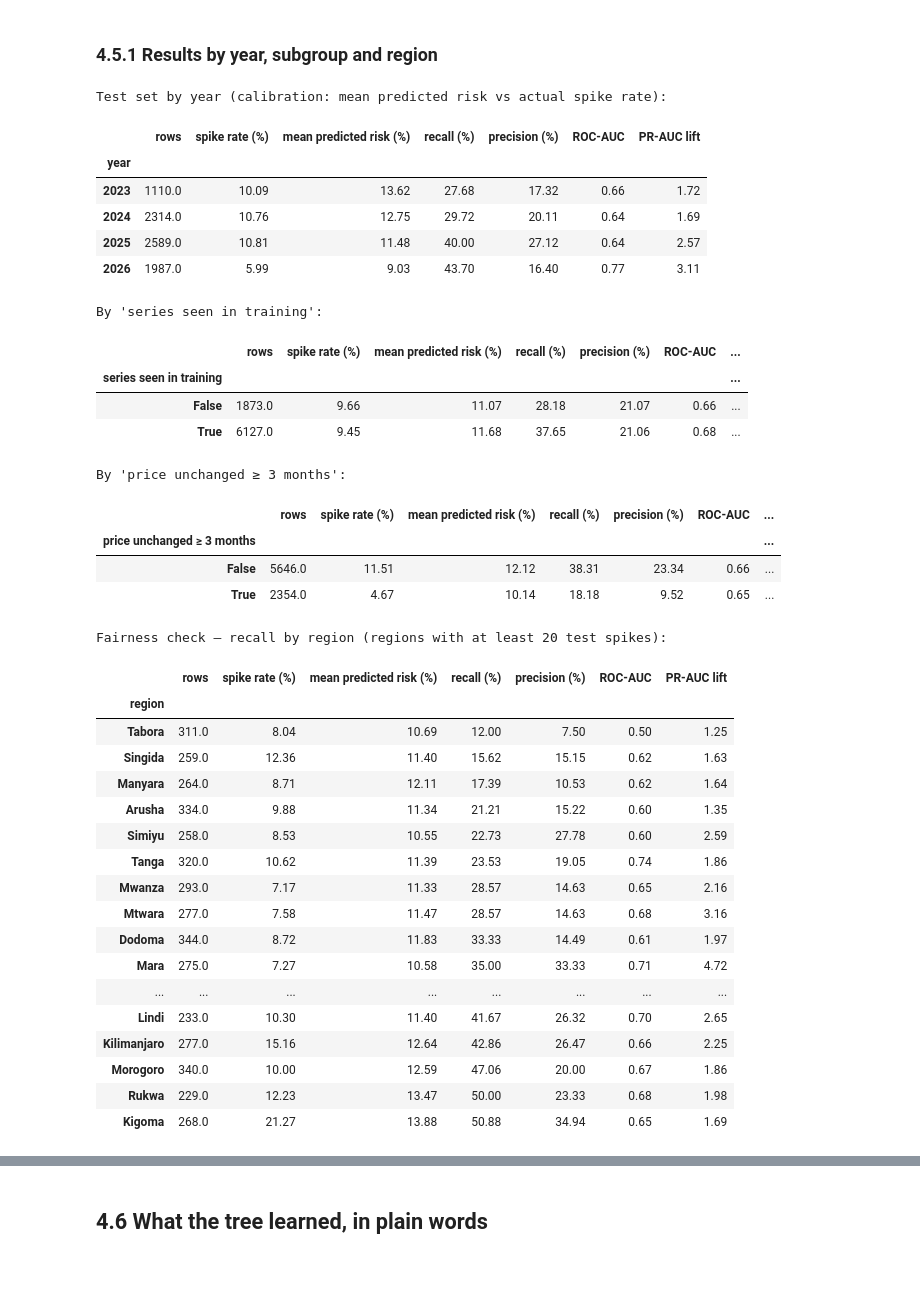
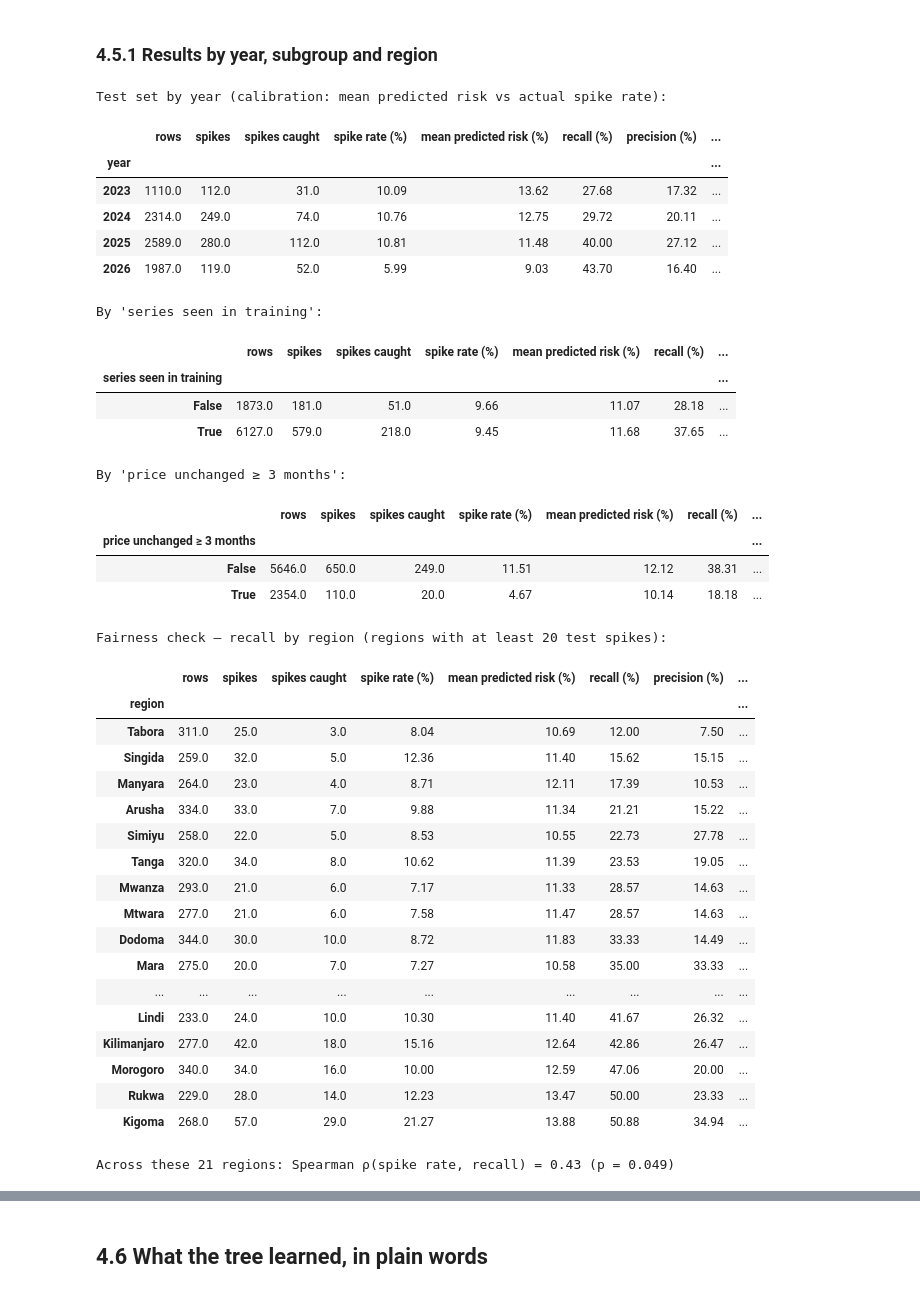
Before and after one commit to Shambhavi-DSAI2006/tanzania-food-price-spikes, a Jupyter notebook: Shambhavi_MiniProject.ipynb, the cells around one changed output, grey strips where cells are left out. Cells and saved outputs as stored; diff of their text form; code cells hidden in the pictures.

```diff
--- a/Shambhavi_MiniProject.ipynb
+++ b/Shambhavi_MiniProject.ipynb
@@ -2599,63 +2627,66 @@ plt.tight_layout(); save_fig("fig_4_2_test_pr_roc"); plt.show()
 # %%
 tt = test_df.assign(score=s_test, flag=budget_flags(test_df, s_test))
 def grp_metrics(g):
     y = g["spike"].to_numpy(int)
-    return pd.Series({"rows": len(g), "spike rate (%)": 100 * y.mean(), "mean predicted risk (%)": 100 * g["score"].mean(),
+    return pd.Series({"rows": len(g), "spikes": y.sum(), "spikes caught": int(g["flag"][g["spike"] == 1].sum()), "spike rate (%)": 100 * y.mean(), "mean predicted risk (%)": 100 * g["score"].mean(),
                       "recall (%)": 100 * recall_score(y, g["flag"]) if y.sum() else np.nan,
                       "precision (%)": 100 * precision_score(y, g["flag"], zero_division=0),
                       "ROC-AUC": roc_auc_score(y, g["score"]) if 0 < y.mean() < 1 else np.nan,
                       "PR-AUC lift": average_precision_score(y, g["score"]) / y.mean() if y.sum() else np.nan})
 by_year = tt.groupby("year")[["spike", "score", "flag"]].apply(grp_metrics)
 print("Test set by year (calibration: mean predicted risk vs actual spike rate):"); display(by_year.round(2))
 
 seen_series = set(map(tuple, train_df[SERIES_KEY].drop_duplicates().to_numpy()))
 tt["series seen in training"] = [tuple(r) in seen_series for r in tt[SERIES_KEY].to_numpy()]
 tt["price unchanged ≥ 3 months"] = tt["months_since_change"] >= 3
 for col in ["series seen in training", "price unchanged ≥ 3 months"]:
     print(f"\nBy '{col}':"); display(tt.groupby(col)[["spike", "score", "flag"]].apply(grp_metrics).round(2))
 
 region_of = df.drop_duplicates("market_id").set_index("market_id")["admin1"]
 tt["region"] = tt["market_id"].map(region_of)
 by_region = tt.groupby("region")[["spike", "score", "flag"]].apply(grp_metrics)
 by_region = by_region[by_region["rows"] * by_region["spike rate (%)"] / 100 >= 20].sort_values("recall (%)")
 print("\nFairness check — recall by region (regions with at least 20 test spikes):"); display(by_region.round(2))
+rho_reg = stats.spearmanr(by_region["spike rate (%)"], by_region["recall (%)"])
+print(f"Across these {len(by_region)} regions: Spearman ρ(spike rate, recall) = {rho_reg.statistic:.2f} (p = {rho_reg.pvalue:.3f})")
 # %% [output]
 Test set by year (calibration: mean predicted risk vs actual spike rate):
-|  | rows | spike rate (%) | mean predicted risk (%) | recall (%) | precision (%) | ROC-AUC | PR-AUC lift |
-| year |  |  |  |  |  |  |  |
-| 2023 | 1110.0 | 10.09 | 13.62 | 27.68 | 17.32 | 0.66 | 1.72 |
-| 2024 | 2314.0 | 10.76 | 12.75 | 29.72 | 20.11 | 0.64 | 1.69 |
-| 2025 | 2589.0 | 10.81 | 11.48 | 40.00 | 27.12 | 0.64 | 2.57 |
-| 2026 | 1987.0 | 5.99 | 9.03 | 43.70 | 16.40 | 0.77 | 3.11 |
+|  | rows | spikes | spikes caught | spike rate (%) | mean predicted risk (%) | recall (%) | precision (%) | ... |
+| year |  |  |  |  |  |  |  | ... |
+| 2023 | 1110.0 | 112.0 | 31.0 | 10.09 | 13.62 | 27.68 | 17.32 | ... |
+| 2024 | 2314.0 | 249.0 | 74.0 | 10.76 | 12.75 | 29.72 | 20.11 | ... |
+| 2025 | 2589.0 | 280.0 | 112.0 | 10.81 | 11.48 | 40.00 | 27.12 | ... |
+| 2026 | 1987.0 | 119.0 | 52.0 | 5.99 | 9.03 | 43.70 | 16.40 | ... |
 By 'series seen in training':
-|  | rows | spike rate (%) | mean predicted risk (%) | recall (%) | precision (%) | ROC-AUC | ... |
+|  | rows | spikes | spikes caught | spike rate (%) | mean predicted risk (%) | recall (%) | ... |
 | series seen in training |  |  |  |  |  |  | ... |
-| False | 1873.0 | 9.66 | 11.07 | 28.18 | 21.07 | 0.66 | ... |
-| True | 6127.0 | 9.45 | 11.68 | 37.65 | 21.06 | 0.68 | ... |
+| False | 1873.0 | 181.0 | 51.0 | 9.66 | 11.07 | 28.18 | ... |
+| True | 6127.0 | 579.0 | 218.0 | 9.45 | 11.68 | 37.65 | ... |
 By 'price unchanged ≥ 3 months':
-|  | rows | spike rate (%) | mean predicted risk (%) | recall (%) | precision (%) | ROC-AUC | ... |
+|  | rows | spikes | spikes caught | spike rate (%) | mean predicted risk (%) | recall (%) | ... |
 | price unchanged ≥ 3 months |  |  |  |  |  |  | ... |
-| False | 5646.0 | 11.51 | 12.12 | 38.31 | 23.34 | 0.66 | ... |
-| True | 2354.0 | 4.67 | 10.14 | 18.18 | 9.52 | 0.65 | ... |
+| False | 5646.0 | 650.0 | 249.0 | 11.51 | 12.12 | 38.31 | ... |
+| True | 2354.0 | 110.0 | 20.0 | 4.67 | 10.14 | 18.18 | ... |
 Fairness check — recall by region (regions with at least 20 test spikes):
-|  | rows | spike rate (%) | mean predicted risk (%) | recall (%) | precision (%) | ROC-AUC | PR-AUC lift |
-| region |  |  |  |  |  |  |  |
-| Tabora | 311.0 | 8.04 | 10.69 | 12.00 | 7.50 | 0.50 | 1.25 |
-| Singida | 259.0 | 12.36 | 11.40 | 15.62 | 15.15 | 0.62 | 1.63 |
-| Manyara | 264.0 | 8.71 | 12.11 | 17.39 | 10.53 | 0.62 | 1.64 |
-| Arusha | 334.0 | 9.88 | 11.34 | 21.21 | 15.22 | 0.60 | 1.35 |
-| Simiyu | 258.0 | 8.53 | 10.55 | 22.73 | 27.78 | 0.60 | 2.59 |
-| Tanga | 320.0 | 10.62 | 11.39 | 23.53 | 19.05 | 0.74 | 1.86 |
-| Mwanza | 293.0 | 7.17 | 11.33 | 28.57 | 14.63 | 0.65 | 2.16 |
-| Mtwara | 277.0 | 7.58 | 11.47 | 28.57 | 14.63 | 0.68 | 3.16 |
-| Dodoma | 344.0 | 8.72 | 11.83 | 33.33 | 14.49 | 0.61 | 1.97 |
-| Mara | 275.0 | 7.27 | 10.58 | 35.00 | 33.33 | 0.71 | 4.72 |
-| ... | ... | ... | ... | ... | ... | ... | ... |
-| Lindi | 233.0 | 10.30 | 11.40 | 41.67 | 26.32 | 0.70 | 2.65 |
-| Kilimanjaro | 277.0 | 15.16 | 12.64 | 42.86 | 26.47 | 0.66 | 2.25 |
-| Morogoro | 340.0 | 10.00 | 12.59 | 47.06 | 20.00 | 0.67 | 1.86 |
-| Rukwa | 229.0 | 12.23 | 13.47 | 50.00 | 23.33 | 0.68 | 1.98 |
-| Kigoma | 268.0 | 21.27 | 13.88 | 50.88 | 34.94 | 0.65 | 1.69 |
+|  | rows | spikes | spikes caught | spike rate (%) | mean predicted risk (%) | recall (%) | precision (%) | ... |
+| region |  |  |  |  |  |  |  | ... |
+| Tabora | 311.0 | 25.0 | 3.0 | 8.04 | 10.69 | 12.00 | 7.50 | ... |
+| Singida | 259.0 | 32.0 | 5.0 | 12.36 | 11.40 | 15.62 | 15.15 | ... |
+| Manyara | 264.0 | 23.0 | 4.0 | 8.71 | 12.11 | 17.39 | 10.53 | ... |
+| Arusha | 334.0 | 33.0 | 7.0 | 9.88 | 11.34 | 21.21 | 15.22 | ... |
+| Simiyu | 258.0 | 22.0 | 5.0 | 8.53 | 10.55 | 22.73 | 27.78 | ... |
+| Tanga | 320.0 | 34.0 | 8.0 | 10.62 | 11.39 | 23.53 | 19.05 | ... |
+| Mwanza | 293.0 | 21.0 | 6.0 | 7.17 | 11.33 | 28.57 | 14.63 | ... |
+| Mtwara | 277.0 | 21.0 | 6.0 | 7.58 | 11.47 | 28.57 | 14.63 | ... |
+| Dodoma | 344.0 | 30.0 | 10.0 | 8.72 | 11.83 | 33.33 | 14.49 | ... |
+| Mara | 275.0 | 20.0 | 7.0 | 7.27 | 10.58 | 35.00 | 33.33 | ... |
+| ... | ... | ... | ... | ... | ... | ... | ... | ... |
+| Lindi | 233.0 | 24.0 | 10.0 | 10.30 | 11.40 | 41.67 | 26.32 | ... |
+| Kilimanjaro | 277.0 | 42.0 | 18.0 | 15.16 | 12.64 | 42.86 | 26.47 | ... |
+| Morogoro | 340.0 | 34.0 | 16.0 | 10.00 | 12.59 | 47.06 | 20.00 | ... |
+| Rukwa | 229.0 | 28.0 | 14.0 | 12.23 | 13.47 | 50.00 | 23.33 | ... |
+| Kigoma | 268.0 | 57.0 | 29.0 | 21.27 | 13.88 | 50.88 | 34.94 | ... |
+Across these 21 regions: Spearman ρ(spike rate, recall) = 0.43 (p = 0.049)
 # %% [markdown]
 **Interpretation: primary test, January 2023 – September 2026 (wholesale), opened once.**
 
```
Also changed, not shown: parts of 7 cells of this notebook, 2 other files.
